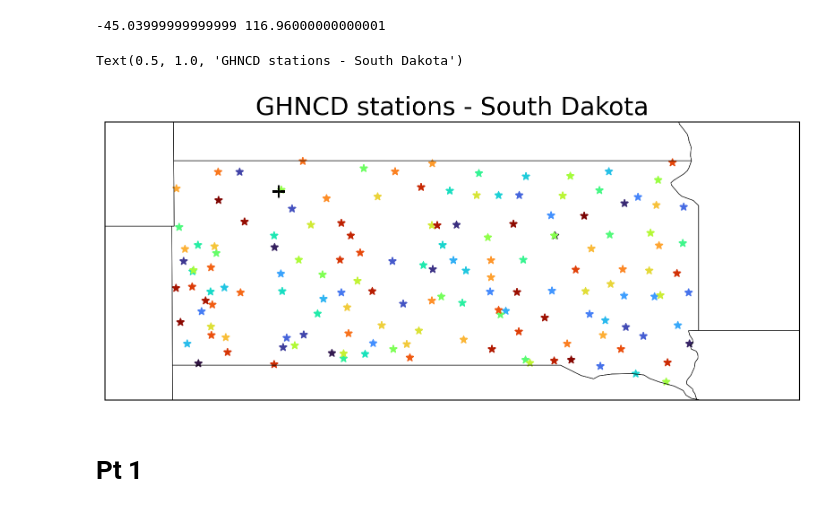
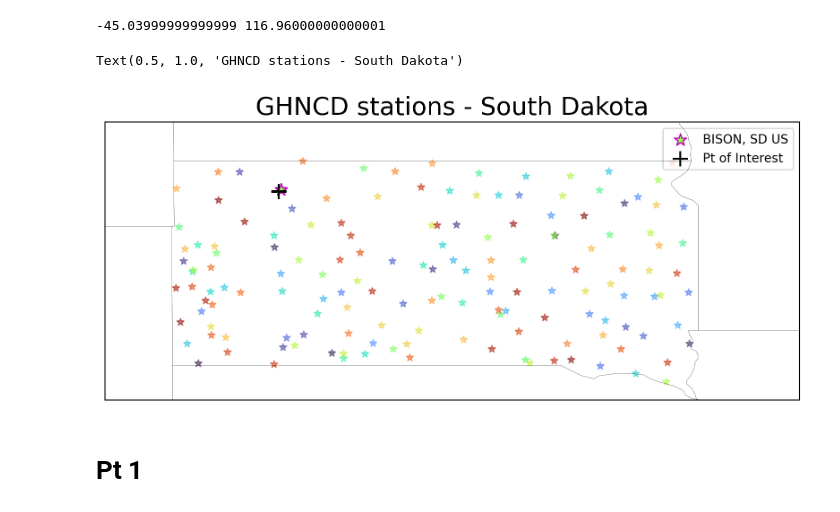
Before and after one commit to GaelleHervieux/TXx, a Jupyter notebook: SouthDakota_TXx_timeseries.ipynb, the cells around one changed output. Drawn from its saved outputs; the diff is of its cells as text; code cells hidden in the pictures.

```diff
--- a/SouthDakota_TXx_timeseries.ipynb
+++ b/SouthDakota_TXx_timeseries.ipynb
@@ -112,24 +107,26 @@ for iyear in np.arange(yearb,yeare+1):
-# %%
-cmap=cmaps.BlGrYeOrReVi200
-proj=ccrs.PlateCarree()
-colors=cm.get_cmap('turbo',len(dsSD['station']))
-#colors=cm.get_cmap('turbo',10)
-
-fig, ax = plt.subplots(nrows=1,ncols=1,figsize=(10,9),subplot_kw={'projection':proj})
-
-for ip in range(0,len(dsSD['station'])):
-  ax.scatter(dsSD['longitude'][ip],dsSD['latitude'][ip],marker='*',color=colors(ip),label=dsSD['station'][ip].data.item())
-ax.scatter(257.5,45.5,marker='+',color='k',s=100,label='Pt of Interest')
-ptlon=[257.5]
-ptlat=[45.5]
-ax.set_extent([255,265,42.5,46.5],proj)
-ax.add_feature(state_borders,zorder=100,linewidth=0.4,edgecolor='k')
-#handles, labels = ax.get_legend_handles_labels()
-#fig.legend(handles, labels, loc='lower center',ncol=6,bbox_to_anchor=(0.5,0.15),prop={'size': 10})
-ax.set_title('GHNCD stations - South Dakota',fontsize=20)
-# %% [output]
-Text(0.5, 1.0, 'GHNCD stations - South Dakota')
-[figure, removed]
+# %%
+cmap=cmaps.BlGrYeOrReVi200
+proj=ccrs.PlateCarree()
+colors=cm.get_cmap('turbo',len(dsSD['station']))
+#colors=cm.get_cmap('turbo',10)
+
+fig, ax = plt.subplots(nrows=1,ncols=1,figsize=(10,9),subplot_kw={'projection':proj})
+ax.scatter(dsSD['longitude'][72],dsSD['latitude'][72],marker='*',s=105,ec='m',color=colors(72),label=dsSD['name'][72].data.item(),zorder=10)
+ax.scatter(257.5,45.5,marker='+',color='k',s=150,label='Pt of Interest',zorder=10)
+plt.legend(loc='upper right')
+for ip in range(0,len(dsSD['station'])):
+  ax.scatter(dsSD['longitude'][ip],dsSD['latitude'][ip],marker='*',color=colors(ip),label=dsSD['station'][ip].data.item(),alpha=0.5)
+
+ptlon=[257.5]
+ptlat=[45.5]
+ax.set_extent([255,265,42.5,46.5],proj)
+ax.add_feature(state_borders,zorder=100,linewidth=0.1,edgecolor='k')
+#handles, labels = ax.get_legend_handles_labels()
+#fig.legend(handles, labels, loc='lower center',ncol=6,bbox_to_anchor=(0.5,0.15),prop={'size': 10})
+ax.set_title('GHNCD stations - South Dakota',fontsize=20)
+# %% [output]
+Text(0.5, 1.0, 'GHNCD stations - South Dakota')
+[figure, added]
 # %%
 CB_color = ['#377eb8', '#ff7f00', '#4daf4a',
             '#e41a1c', '#a65628', '#984ea3',
```
Also changed, not shown: parts of 4 cells of this notebook.
